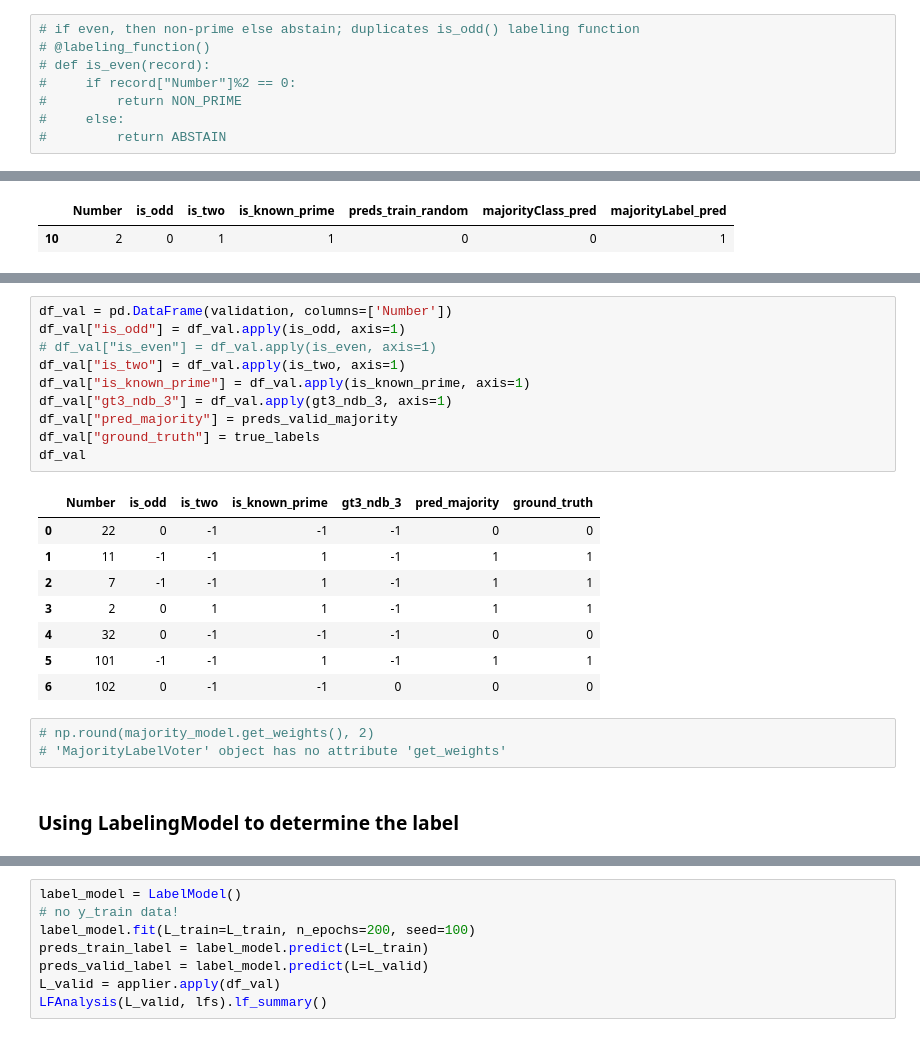
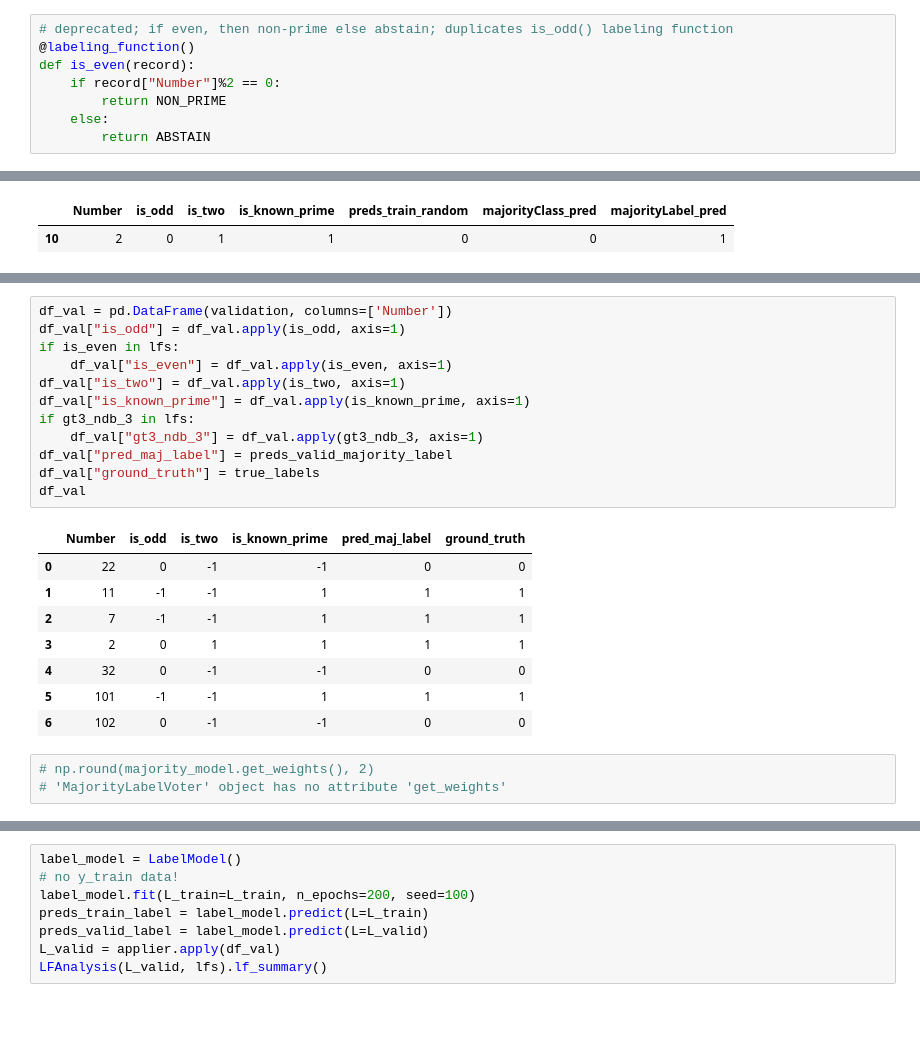
Before and after one commit to johnfkraus/practical-weak-supervision, a Jupyter notebook: ch02_labeling_and_augmentation/labeling_v1.ipynb, the cells around one changed output, grey strips where cells are left out. Saved outputs shown, nothing was run; the diff lists cells and outputs as text.

Commit message:
prime number work in progress

```diff
--- a/ch02_labeling_and_augmentation/labeling_v1.ipynb
+++ b/ch02_labeling_and_augmentation/labeling_v1.ipynb
@@ -56,13 +55,13 @@ def is_odd(record):
     else:
         return NON_PRIME
 # %%
-# if even, then non-prime else abstain; duplicates is_odd() labeling function
-# @labeling_function()
-# def is_even(record):
-#     if record["Number"]%2 == 0:
-#         return NON_PRIME
-#     else:
-#         return ABSTAIN
+# deprecated; if even, then non-prime else abstain; duplicates is_odd() labeling function
+@labeling_function()
+def is_even(record):
+    if record["Number"]%2 == 0:
+        return NON_PRIME
+    else:
+        return ABSTAIN
 # %%
 @labeling_function()
 def is_two(record):
@@ -300,24 +299,24 @@ accuracy_maj_voter_model
 # %%
 df_val = pd.DataFrame(validation, columns=['Number'])
 df_val["is_odd"] = df_val.apply(is_odd, axis=1)
-# df_val["is_even"] = df_val.apply(is_even, axis=1)
+if is_even in lfs:
+    df_val["is_even"] = df_val.apply(is_even, axis=1)
 df_val["is_two"] = df_val.apply(is_two, axis=1)
 df_val["is_known_prime"] = df_val.apply(is_known_prime, axis=1)
-df_val["gt3_ndb_3"] = df_val.apply(gt3_ndb_3, axis=1)
-df_val["pred_majority"] = preds_valid_majority
+if gt3_ndb_3 in lfs:
+    df_val["gt3_ndb_3"] = df_val.apply(gt3_ndb_3, axis=1)
+df_val["pred_maj_label"] = preds_valid_majority_label
 df_val["ground_truth"] = true_labels
 df_val
 # %% [output]
-|  | Number | is_odd | is_two | is_known_prime | gt3_ndb_3 | pred_majority | ground_truth |
-| 0 | 22 | 0 | -1 | -1 | -1 | 0 | 0 |
-| 1 | 11 | -1 | -1 | 1 | -1 | 1 | 1 |
-| 2 | 7 | -1 | -1 | 1 | -1 | 1 | 1 |
-| 3 | 2 | 0 | 1 | 1 | -1 | 1 | 1 |
-| 4 | 32 | 0 | -1 | -1 | -1 | 0 | 0 |
-| 5 | 101 | -1 | -1 | 1 | -1 | 1 | 1 |
-| 6 | 102 | 0 | -1 | -1 | 0 | 0 | 0 |
+|  | Number | is_odd | is_two | is_known_prime | pred_maj_label | ground_truth |
+| 0 | 22 | 0 | -1 | -1 | 0 | 0 |
+| 1 | 11 | -1 | -1 | 1 | 1 | 1 |
+| 2 | 7 | -1 | -1 | 1 | 1 | 1 |
+| 3 | 2 | 0 | 1 | 1 | 1 | 1 |
+| 4 | 32 | 0 | -1 | -1 | 0 | 0 |
+| 5 | 101 | -1 | -1 | 1 | 1 | 1 |
+| 6 | 102 | 0 | -1 | -1 | 0 | 0 |
 # %%
 # np.round(majority_model.get_weights(), 2)
 # 'MajorityLabelVoter' object has no attribute 'get_weights'
-# %% [markdown]
-### Using LabelingModel to determine the label
```
Also changed, not shown: parts of 26 cells of this notebook, 1 other file.
